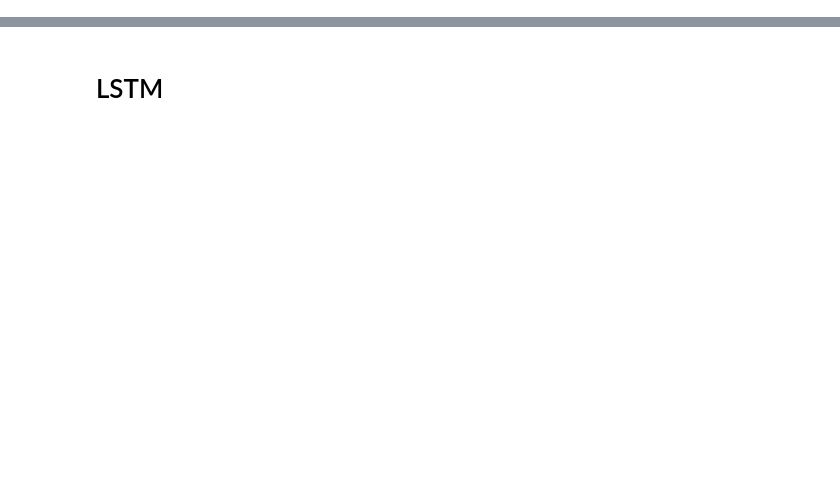
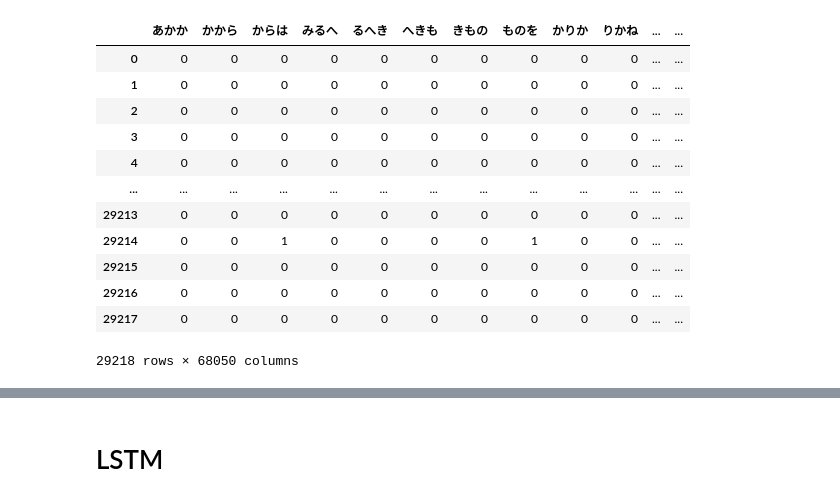
Before and after one commit to al19056/class_NLP, a Jupyter notebook: example.ipynb, the cells around one changed output, grey strips where cells are left out. Saved outputs shown, nothing was run; the diff lists cells and outputs as text; code cells hidden in the pictures; blank space fills up the shorter version.

```diff
--- a/example.ipynb
+++ b/example.ipynb
@@ -7,0 +43,23 @@ from lstm_naivebayes import LSTMClassifier, NaiveBayes
+# %%
+bow_tanka = bow_tanka.astype('int8')
+bow_waka = bow_waka.astype('int8')
+# %%
+import pandas as pd
+X_nv = pd.concat([bow_tanka, bow_waka], ignore_index=True, copy=False)
+y_nv = ['tanka']*len(bow_tanka) + ['waka']*len(bow_waka)
+# %%
+X_nv
+# %% [output]
+|  | あかか | かから | からは | みるへ | るへき | へきも | きもの | ものを | かりか | りかね | ... | ... |
+| 0 | 0 | 0 | 0 | 0 | 0 | 0 | 0 | 0 | 0 | 0 | ... | ... |
+| 1 | 0 | 0 | 0 | 0 | 0 | 0 | 0 | 0 | 0 | 0 | ... | ... |
+| 2 | 0 | 0 | 0 | 0 | 0 | 0 | 0 | 0 | 0 | 0 | ... | ... |
+| 3 | 0 | 0 | 0 | 0 | 0 | 0 | 0 | 0 | 0 | 0 | ... | ... |
+| 4 | 0 | 0 | 0 | 0 | 0 | 0 | 0 | 0 | 0 | 0 | ... | ... |
+| ... | ... | ... | ... | ... | ... | ... | ... | ... | ... | ... | ... | ... |
+| 29213 | 0 | 0 | 0 | 0 | 0 | 0 | 0 | 0 | 0 | 0 | ... | ... |
+| 29214 | 0 | 0 | 1 | 0 | 0 | 0 | 0 | 1 | 0 | 0 | ... | ... |
+| 29215 | 0 | 0 | 0 | 0 | 0 | 0 | 0 | 0 | 0 | 0 | ... | ... |
+| 29216 | 0 | 0 | 0 | 0 | 0 | 0 | 0 | 0 | 0 | 0 | ... | ... |
+| 29217 | 0 | 0 | 0 | 0 | 0 | 0 | 0 | 0 | 0 | 0 | ... | ... |
+29218 rows × 68050 columns
```
Also changed, not shown: parts of 34 cells of this notebook, 1 other file.
